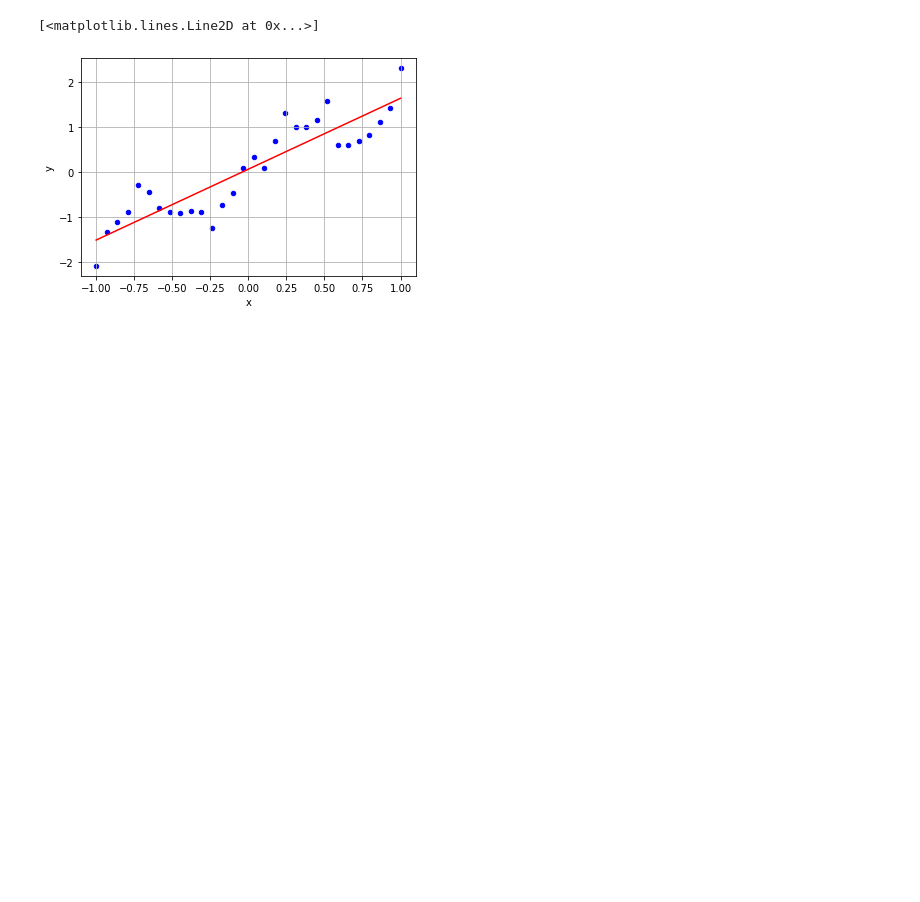
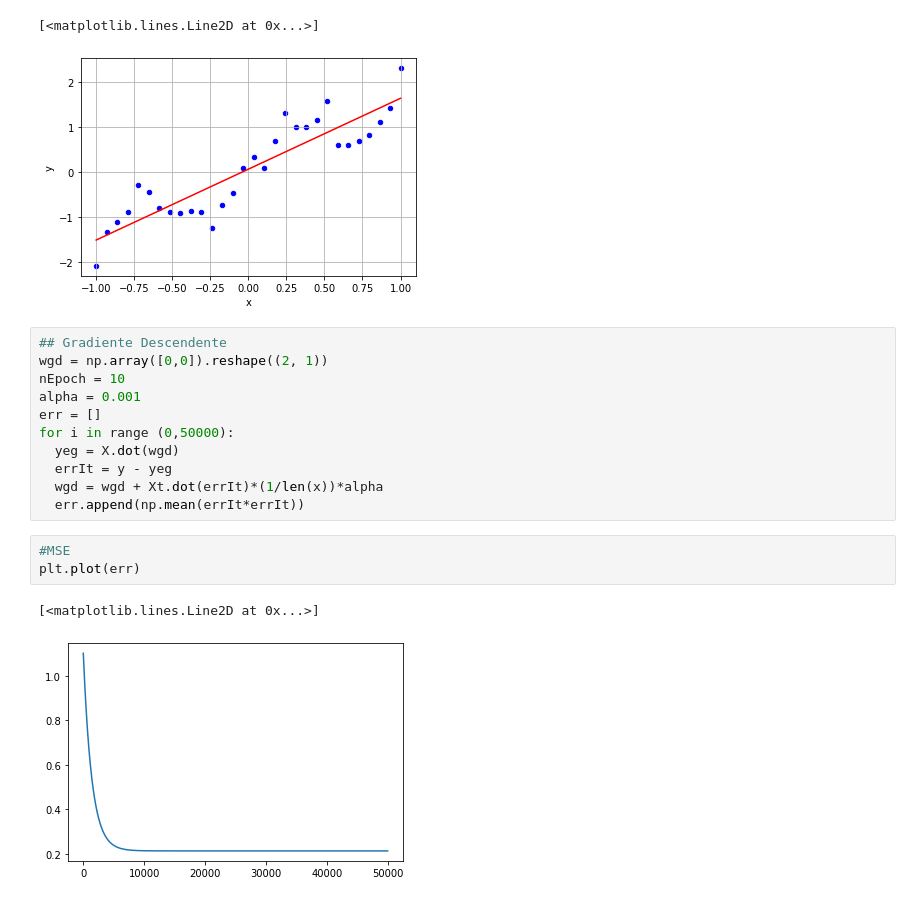
Before and after one commit to marcielbp/aprendizagem-automatica-2020-1, a Jupyter notebook: CKP8277_Apr_Aut_2021_1_LS01_Q01_507581_Marciel_Barros.ipynb, the cells around one changed output. Drawn from its saved outputs; the diff is of its cells as text; blank space fills up the shorter version.

```diff
--- a/CKP8277_Apr_Aut_2021_1_LS01_Q01_507581_Marciel_Barros.ipynb
+++ b/CKP8277_Apr_Aut_2021_1_LS01_Q01_507581_Marciel_Barros.ipynb
@@ -57,3 +58,20 @@ plt.plot(x,ye,c='red')
 # %% [output]
 [<matplotlib.lines.Line2D at 0x...>]
 [figure]
+# %%
+## Gradiente Descendente
+wgd = np.array([0,0]).reshape((2, 1))
+nEpoch = 10
+alpha = 0.001
+err = []
+for i in range (0,50000):
+  yeg = X.dot(wgd)
+  errIt = y - yeg
+  wgd = wgd + Xt.dot(errIt)*(1/len(x))*alpha
+  err.append(np.mean(errIt*errIt))
+# %%
+#MSE
+plt.plot(err)
+# %% [output]
+[<matplotlib.lines.Line2D at 0x...>]
+[figure, added]
```
Also changed, not shown: parts of 4 cells of this notebook.
